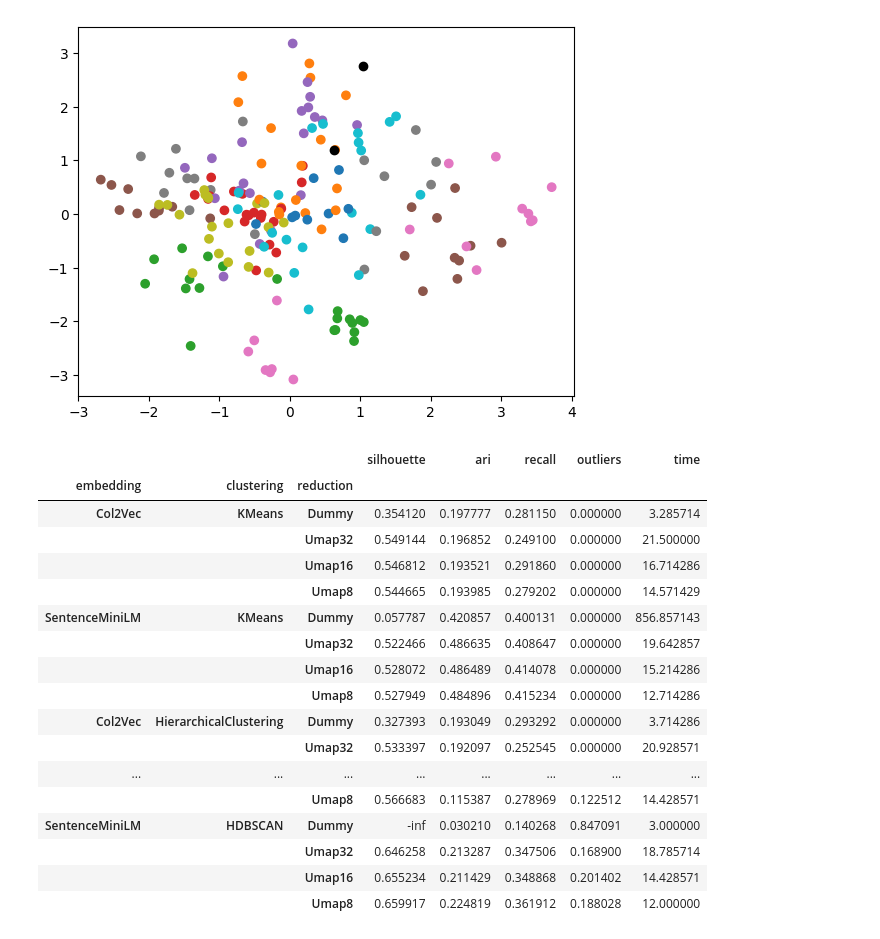
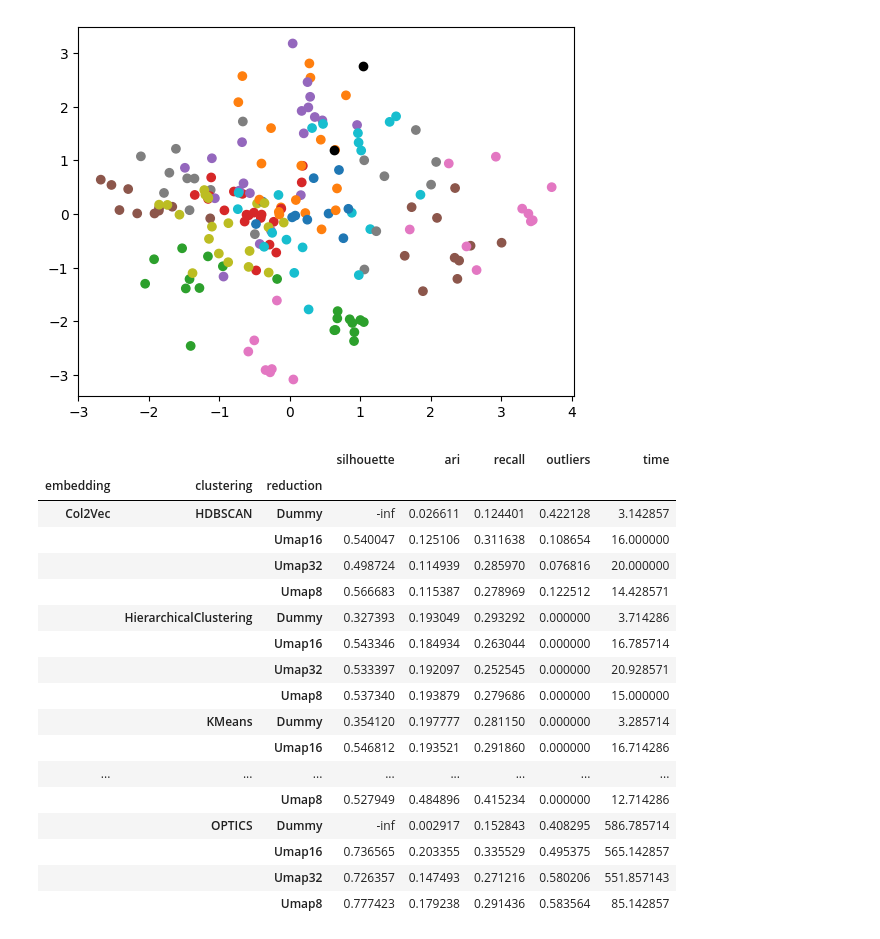
Before and after one commit to chbridges/search-result-clustering, a Jupyter notebook: odp.ipynb, the cells around one changed output. Saved outputs shown, nothing was run; the diff lists cells and outputs as text; code cells hidden in the pictures.

```diff
--- a/odp.ipynb
+++ b/odp.ipynb
@@ -36,23 +35,24 @@ plt.show()
 [figure]
 # %%
 df = read_results("evaluation_odp_cpu.json")
+df = df.sort_index(level=["embedding"])
 df
 # %% [output]
 |  |  |  | silhouette | ari | recall | outliers | time |
 | embedding | clustering | reduction |  |  |  |  |  |
-| Col2Vec | KMeans | Dummy | 0.354120 | 0.197777 | 0.281150 | 0.000000 | 3.285714 |
-|  |  | Umap32 | 0.549144 | 0.196852 | 0.249100 | 0.000000 | 21.500000 |
+| Col2Vec | HDBSCAN | Dummy | -inf | 0.026611 | 0.124401 | 0.422128 | 3.142857 |
+|  |  | Umap16 | 0.540047 | 0.125106 | 0.311638 | 0.108654 | 16.000000 |
+|  |  | Umap32 | 0.498724 | 0.114939 | 0.285970 | 0.076816 | 20.000000 |
+|  |  | Umap8 | 0.566683 | 0.115387 | 0.278969 | 0.122512 | 14.428571 |
+|  | HierarchicalClustering | Dummy | 0.327393 | 0.193049 | 0.293292 | 0.000000 | 3.714286 |
+|  |  | Umap16 | 0.543346 | 0.184934 | 0.263044 | 0.000000 | 16.785714 |
+|  |  | Umap32 | 0.533397 | 0.192097 | 0.252545 | 0.000000 | 20.928571 |
+|  |  | Umap8 | 0.537340 | 0.193879 | 0.279686 | 0.000000 | 15.000000 |
+|  | KMeans | Dummy | 0.354120 | 0.197777 | 0.281150 | 0.000000 | 3.285714 |
 |  |  | Umap16 | 0.546812 | 0.193521 | 0.291860 | 0.000000 | 16.714286 |
-|  |  | Umap8 | 0.544665 | 0.193985 | 0.279202 | 0.000000 | 14.571429 |
-| SentenceMiniLM | KMeans | Dummy | 0.057787 | 0.420857 | 0.400131 | 0.000000 | 856.857143 |
-|  |  | Umap32 | 0.522466 | 0.486635 | 0.408647 | 0.000000 | 19.642857 |
-|  |  | Umap16 | 0.528072 | 0.486489 | 0.414078 | 0.000000 | 15.214286 |
+| ... | ... | ... | ... | ... | ... | ... | ... |
 |  |  | Umap8 | 0.527949 | 0.484896 | 0.415234 | 0.000000 | 12.714286 |
-| Col2Vec | HierarchicalClustering | Dummy | 0.327393 | 0.193049 | 0.293292 | 0.000000 | 3.714286 |
-|  |  | Umap32 | 0.533397 | 0.192097 | 0.252545 | 0.000000 | 20.928571 |
-| ... | ... | ... | ... | ... | ... | ... | ... |
-|  |  | Umap8 | 0.566683 | 0.115387 | 0.278969 | 0.122512 | 14.428571 |
-| SentenceMiniLM | HDBSCAN | Dummy | -inf | 0.030210 | 0.140268 | 0.847091 | 3.000000 |
-|  |  | Umap32 | 0.646258 | 0.213287 | 0.347506 | 0.168900 | 18.785714 |
-|  |  | Umap16 | 0.655234 | 0.211429 | 0.348868 | 0.201402 | 14.428571 |
-|  |  | Umap8 | 0.659917 | 0.224819 | 0.361912 | 0.188028 | 12.000000 |
+|  | OPTICS | Dummy | -inf | 0.002917 | 0.152843 | 0.408295 | 586.785714 |
+|  |  | Umap16 | 0.736565 | 0.203355 | 0.335529 | 0.495375 | 565.142857 |
+|  |  | Umap32 | 0.726357 | 0.147493 | 0.271216 | 0.580206 | 551.857143 |
+|  |  | Umap8 | 0.777423 | 0.179238 | 0.291436 | 0.583564 | 85.142857 |
```
Also changed, not shown: parts of 2 cells of this notebook.
